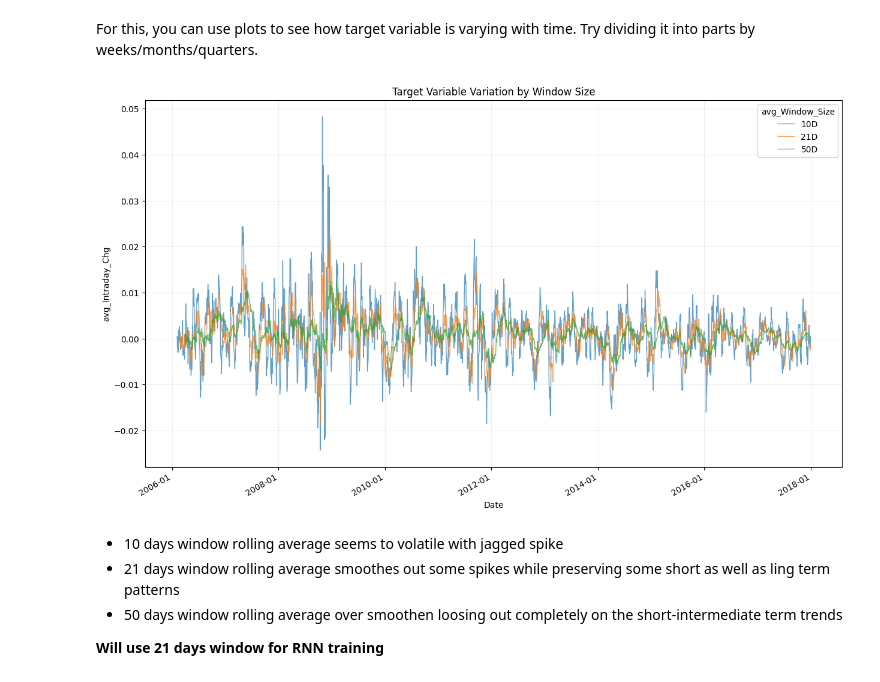
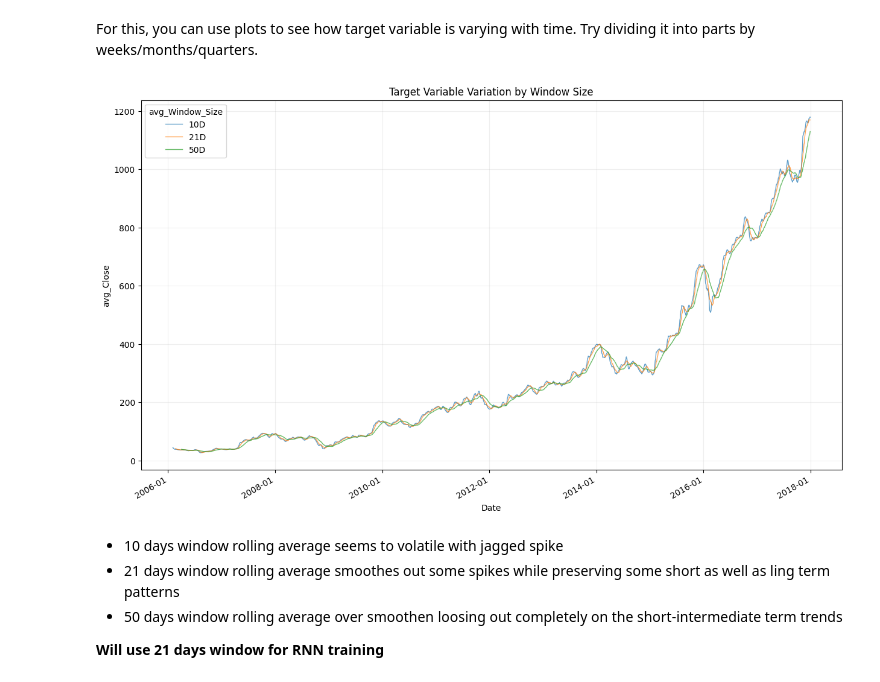
Before and after one commit to VFulara/RNN_Stock_Price_Prediction, a Jupyter notebook: RNN_Assg_Stock_Price_Prediction_Starter.ipynb, the cells around one changed output. Saved outputs shown, nothing was run; the diff lists cells and outputs as text; code cells hidden in the pictures.

```diff
--- a/RNN_Assg_Stock_Price_Prediction_Starter.ipynb
+++ b/RNN_Assg_Stock_Price_Prediction_Starter.ipynb
@@ -286,7 +286,7 @@ drop_cols = ['EMA_12', 'EMA_26', 'MACD', 'Signal_Line']
 rnn_df = rnn_df.drop(columns=drop_cols)
 
 
-feature_cols = ['Returns', 'Overnight_Returns', 'Daily_Range', 'Intraday_Chg', 'Log_Volume', 'RSI', 'Volume_Share', 'MACD_Histogram']
+feature_cols = ['Returns', 'Overnight_Returns', 'Daily_Range', 'Intraday_Chg', 'Log_Volume', 'RSI', 'Volume_Share', 'MACD_Histogram', 'Close']
 rnn_features_clean = rnn_df.dropna(subset=feature_cols)
 
 # 3. Plot the new, highly descriptive correlation matrix
@@ -456,28 +525,28 @@ For this, you can use plots to see how target variable is varying with time. Try
 # %%
 # Checking for patterns in different sequence lengths
 single_stock = rnn_features_clean[rnn_features_clean['Name'] == 'AMZN'].copy()
 
 
-single_stock['10D'] = single_stock['Intraday_Chg'].rolling(window=10).mean()
-single_stock['21D'] = single_stock['Intraday_Chg'].rolling(window=21).mean()
-single_stock['50D'] = single_stock['Intraday_Chg'].rolling(window=50).mean()
+single_stock['10D'] = single_stock['Close'].rolling(window=10).mean()
+single_stock['21D'] = single_stock['Close'].rolling(window=21).mean()
+single_stock['50D'] = single_stock['Close'].rolling(window=50).mean()
 
 single_stock['Date'] = pd.to_datetime(single_stock['Date'])
 
-rolling_avg_df = single_stock.melt(id_vars=['Date'], value_vars=['10D','21D','50D'], var_name='avg_Window_Size', value_name='avg_Intraday_Chg')
+rolling_avg_df = single_stock.melt(id_vars=['Date'], value_vars=['10D','21D','50D'], var_name='avg_Window_Size', value_name='avg_Close')
 
 plt.figure(figsize=(15, 9))
-sns.lineplot(data=rolling_avg_df, x='Date', y='avg_Intraday_Chg', hue='avg_Window_Size', linewidth=1, alpha=0.7)
+sns.lineplot(data=rolling_avg_df, x='Date', y='avg_Close', hue='avg_Window_Size', linewidth=1, alpha=0.7)
 
 plt.gca().xaxis.set_major_formatter(mdates.DateFormatter('%Y-%m')) # Shows Year-Month
 plt.gca().xaxis.set_major_locator(mdates.AutoDateLocator())
 plt.gcf().autofmt_xdate() # Automatically tilts the dates for readability
 
 plt.title('Target Variable Variation by Window Size')
 plt.grid(True, alpha=0.2) # Adds a faint background grid to make patterns visible
 plt.show()
 # %% [output]
-[figure, old version]
+[figure, new version]
 # %% [markdown]
 - 10 days window rolling average seems to volatile with jagged spike
 - 21 days window rolling average smoothes out some spikes while preserving some short as well as ling term patterns
```
Also changed, not shown: parts of 42 cells of this notebook, 1 other file.
